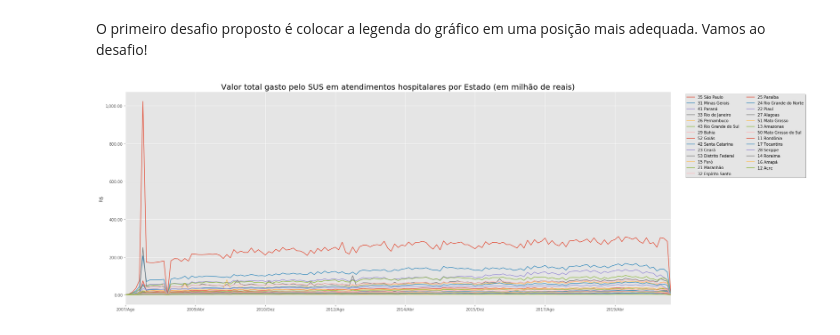
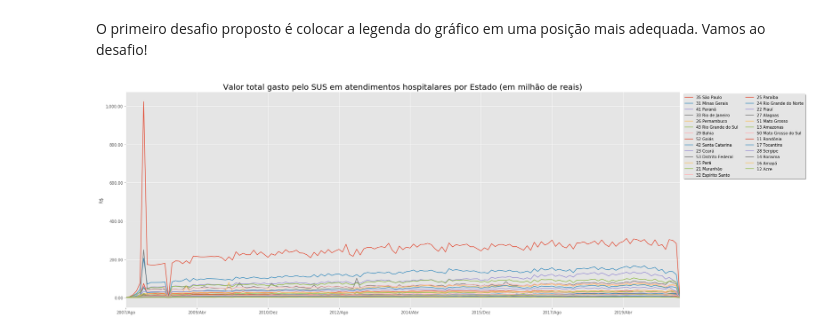
Before and after one commit to edwi-feitoza/bootcamp-alura-data-science, a Jupyter notebook: modulo_1/aula_2/alura_bootcamp_modulo_1.ipynb, the cells around one changed output. Drawn from its saved outputs; the diff is of its cells as text; code cells hidden in the pictures.

```diff
--- a/modulo_1/aula_2/alura_bootcamp_modulo_1.ipynb
+++ b/modulo_1/aula_2/alura_bootcamp_modulo_1.ipynb
@@ -298,11 +298,11 @@ O primeiro desafio proposto é colocar a legenda do gráfico em uma posição ma
 # %%
 usaveis_plot = usaveis.div(1000000)
 plt.style.use("ggplot")
 ax = usaveis_plot.T.plot(figsize=(25,10))
 ax.yaxis.set_major_formatter(ticker.StrMethodFormatter("{x:,.2f}"))
-plt.legend(loc="upper right", bbox_to_anchor=(1.25, 1.0), ncol=2, shadow=True, fancybox=True)
+plt.legend(loc="upper right", bbox_to_anchor=(1.23, 1.0), ncol=2, shadow=True, fancybox=True)
 plt.ylabel("R$")
 plt.title(label = "Valor total gasto pelo SUS em atendimentos hospitalares por Estado (em milhão de reais)", fontsize=20)
 plt.show()
 # %% [output]
-[figure, old version]
+[figure, new version]
```
Also changed, not shown: parts of 3 cells of this notebook.
